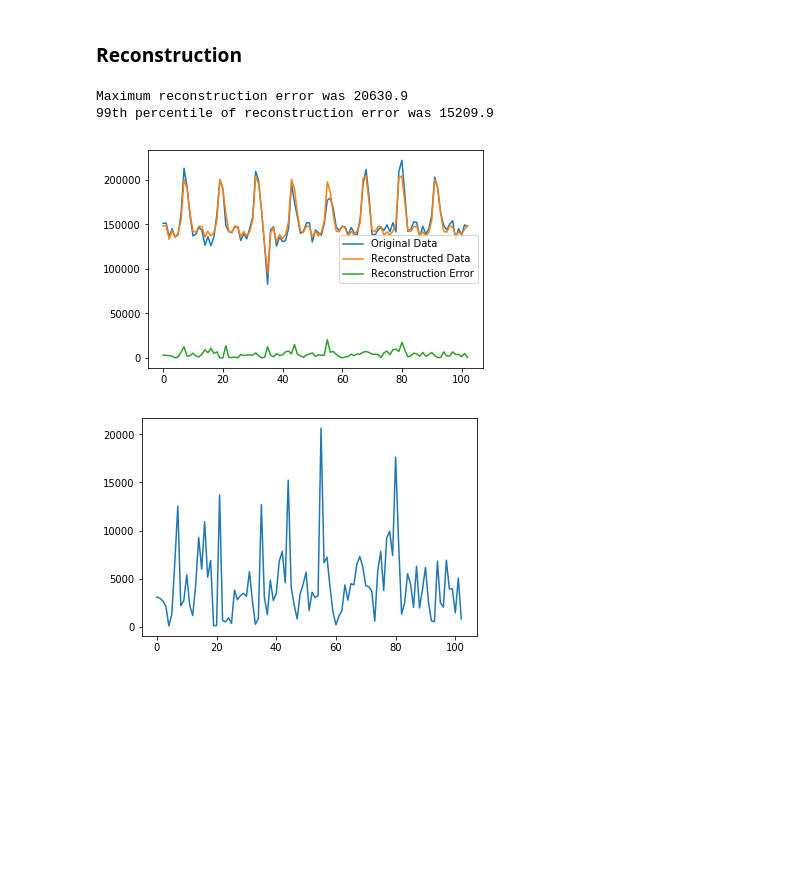
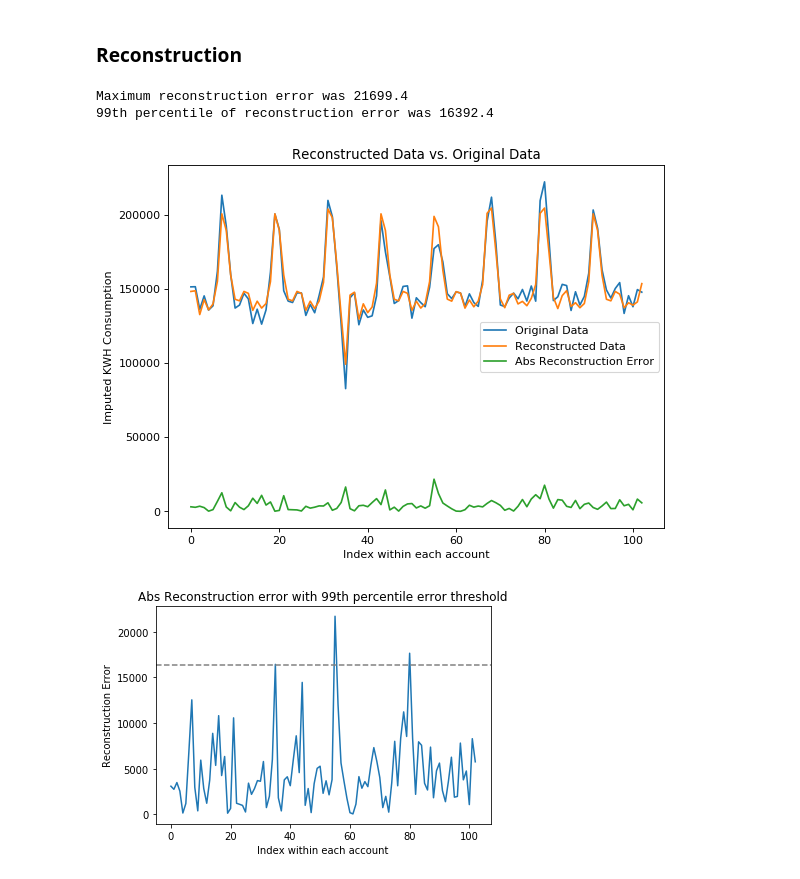
Before and after one commit to jasonfeiwang/Anomaly-Detectors, a Jupyter notebook: src/TS_clustering.ipynb, the cells around one changed output. Saved outputs shown, nothing was run; the diff lists cells and outputs as text; code cells hidden in the pictures; blank space fills up the shorter version.

```diff
--- a/src/TS_clustering.ipynb
+++ b/src/TS_clustering.ipynb
@@ -149,18 +136,17 @@ test_segments = sliding_chunker(
 # %%
 centroids = clusterer.cluster_centers_
 
-segment = np.copy(test_segments[0])
-# remember, the clustering was set up using the windowed data
-# so to find a match, we should also window our search key
-# windowed_segment = segment * window
+segment = np.copy(test_segments[16])
 # predict() returns a list of centres to cope with the possibility of multiple
 # samples being passed
-nearest_centroid_idx = clusterer.predict(test_segments[0].reshape(1,-1))[0]
+nearest_centroid_idx = clusterer.predict(test_segments[16].reshape(1,-1))[0]
 nearest_centroid = np.copy(centroids[nearest_centroid_idx])
 plt.figure()
 plt.plot(segment, label="Original segment");
-#plt.plot(windowed_segment, label="Windowed segment")
 plt.plot(nearest_centroid, label="Nearest centroid");
+plt.title('Comparison of original and predicted at index 8');
+plt.xlabel('Index within each segment');
+plt.ylabel('Imputed KWH Consumption');
 plt.legend();
 plt.show();
 # %% [output]
@@ -170,49 +156,55 @@ plt.show();
 # %%
 data = df_one_building['Imputed_KWH']
 reconstruction = np.zeros(len(data))
-#slide_len = segment_len/2
-#slide_len = 2
+
 
 for segment_n, segment in enumerate(test_segments):
-    # print(segment_n)
     # don't modify the data in segments
     segment = np.copy(segment)
-    # segment *= window
     nearest_centroid_idx = clusterer.predict(segment.reshape(1,-1))[0]
     centroids = clusterer.cluster_centers_
     nearest_centroid = np.copy(centroids[nearest_centroid_idx])
 
     # overlay our reconstructed segments with an overlap of half a segment
     pos = int(segment_n * slide_len)
     reconstruction[pos:pos+segment_len] += nearest_centroid/(segment_len/slide_len)
-    # if 35 > pos and 35 < pos+segment_len:
-    #     plt.plot(np.linspace(1,8,8)+pos, nearest_centroid,label = pos)
+#     if 8 > pos and 8 < pos+segment_len:
+#          plt.plot(np.linspace(1,8,8)+pos, nearest_centroid,label = pos)
 
 # fix first segment_len and last segment_len data points since they are not modeled segment_len/slide_len times
 for i in np.linspace(0,segment_len-1,segment_len).astype(int):
     reconstruction[i] = reconstruction[i]/(i+1)*(segment_len/slide_len)
     reconstruction[-i -1 ] = reconstruction[-i - 1]/(i+1)*(segment_len/slide_len)
 
-n_plot_samples = 103
+n_plot_samples = len(data)
 error = reconstruction[0:n_plot_samples] - data[0:n_plot_samples]
 error_99th_percentile = np.percentile(error, 99)
 print("Maximum reconstruction error was %.1f" % error.max())
 print("99th percentile of reconstruction error was %.1f" % error_99th_percentile)
 
+figure(num=None, figsize=(8, 6), dpi=80, facecolor='w', edgecolor='k')
+
 plt.plot(data[0:n_plot_samples], label="Original Data")
 plt.plot(reconstruction[0:n_plot_samples], label="Reconstructed Data")
-plt.plot(np.abs(error[0:n_plot_samples]), label="Reconstruction Error")
+plt.plot(np.abs(error[0:n_plot_samples]), label="Abs Reconstruction Error")
+plt.title('Reconstructed Data vs. Original Data');
+plt.xlabel('Index within each account');
+plt.ylabel('Imputed KWH Consumption');
 plt.legend();
 plt.show();
 # %% [output]
-Maximum reconstruction error was 20630.9
-99th percentile of reconstruction error was 15209.9
+Maximum reconstruction error was 21699.4
+99th percentile of reconstruction error was 16392.4
-[figure, old version]
+[figure, new version]
 # %%
 plt.plot(np.abs(error[0:n_plot_samples]), label="Reconstruction Error")
+plt.axhline(y=error_99th_percentile,linestyle='--',color='gray');
+plt.title('Abs Reconstruction error with 99th percentile error threshold');
+plt.xlabel('Index within each account');
+plt.ylabel('Reconstruction Error');
 plt.show();
 # %% [output]
-[figure, old version]
+[figure, new version]
 # %%
 anomaly_entries = df_one_building[np.abs(error[0:n_plot_samples])>error_99th_percentile]
 anomaly_entries
```
Also changed, not shown: parts of 15 cells of this notebook.
